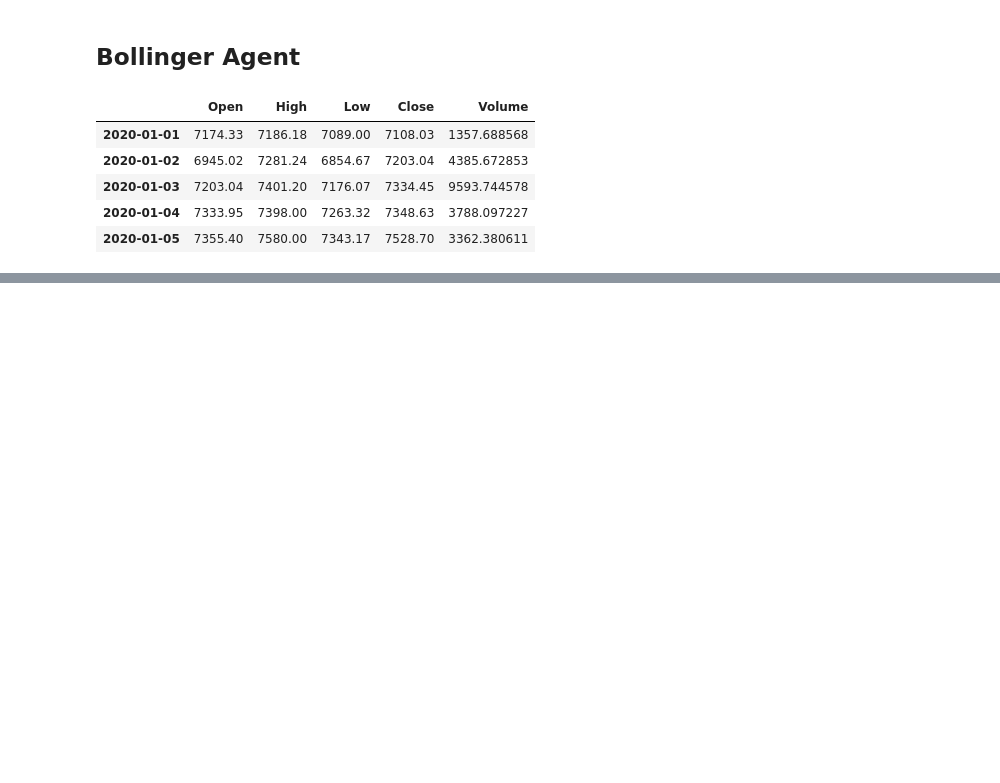
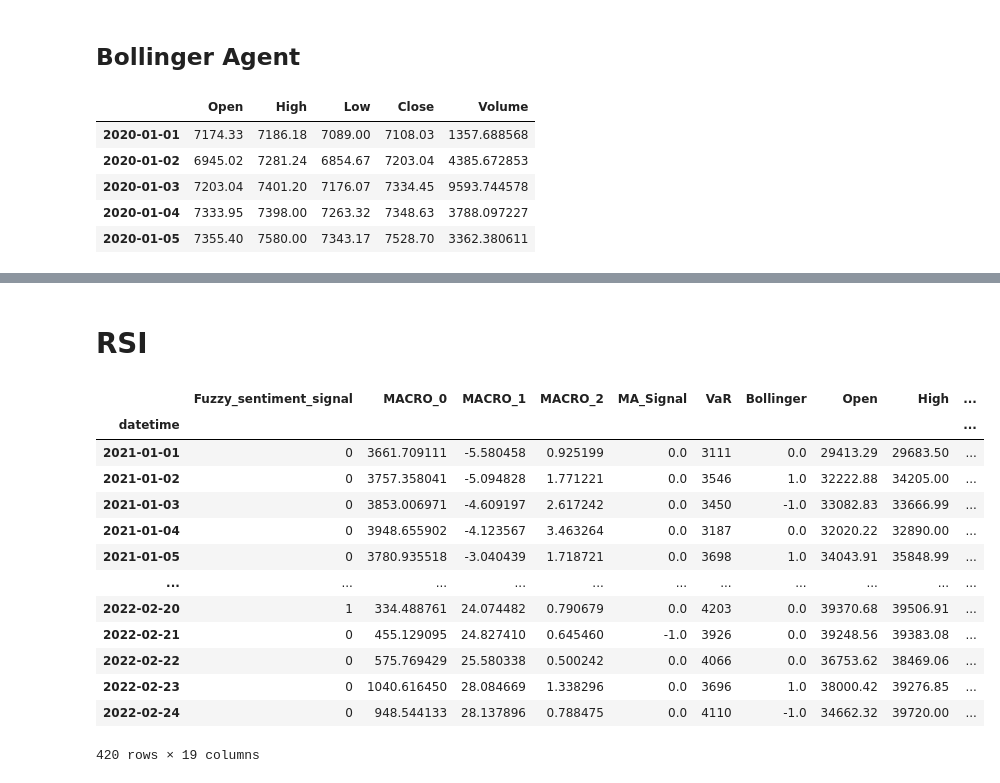
Before and after one commit to astronights/A4_Paper_Trading, a Jupyter notebook: notebooks/IS5006_Historical.ipynb, the cells around one changed output, grey strips where cells are left out. Saved outputs shown, nothing was run; the diff lists cells and outputs as text; code cells hidden in the pictures; blank space fills up the shorter version.

```diff
--- a/notebooks/IS5006_Historical.ipynb
+++ b/notebooks/IS5006_Historical.ipynb
@@ -385,2 +373,22 @@ updated_df.head()
 # %%
 updated_df.to_csv('IS5006_Historical.csv')
+# %% [markdown]
+# RSI
+# %%
+rsi_df = df.copy(deep = True)
+rsi_df
+# %% [output]
+|  | Fuzzy_sentiment_signal | MACRO_0 | MACRO_1 | MACRO_2 | MA_Signal | VaR | Bollinger | Open | High | ... |
+| datetime |  |  |  |  |  |  |  |  |  | ... |
+| 2021-01-01 | 0 | 3661.709111 | -5.580458 | 0.925199 | 0.0 | 3111 | 0.0 | 29413.29 | 29683.50 | ... |
+| 2021-01-02 | 0 | 3757.358041 | -5.094828 | 1.771221 | 0.0 | 3546 | 1.0 | 32222.88 | 34205.00 | ... |
+| 2021-01-03 | 0 | 3853.006971 | -4.609197 | 2.617242 | 0.0 | 3450 | -1.0 | 33082.83 | 33666.99 | ... |
+| 2021-01-04 | 0 | 3948.655902 | -4.123567 | 3.463264 | 0.0 | 3187 | 0.0 | 32020.22 | 32890.00 | ... |
+| 2021-01-05 | 0 | 3780.935518 | -3.040439 | 1.718721 | 0.0 | 3698 | 1.0 | 34043.91 | 35848.99 | ... |
+| ... | ... | ... | ... | ... | ... | ... | ... | ... | ... | ... |
+| 2022-02-20 | 1 | 334.488761 | 24.074482 | 0.790679 | 0.0 | 4203 | 0.0 | 39370.68 | 39506.91 | ... |
+| 2022-02-21 | 0 | 455.129095 | 24.827410 | 0.645460 | -1.0 | 3926 | 0.0 | 39248.56 | 39383.08 | ... |
+| 2022-02-22 | 0 | 575.769429 | 25.580338 | 0.500242 | 0.0 | 4066 | 0.0 | 36753.62 | 38469.06 | ... |
+| 2022-02-23 | 0 | 1040.616450 | 28.084669 | 1.338296 | 0.0 | 3696 | 1.0 | 38000.42 | 39276.85 | ... |
+| 2022-02-24 | 0 | 948.544133 | 28.137896 | 0.788475 | 0.0 | 4110 | -1.0 | 34662.32 | 39720.00 | ... |
+420 rows × 19 columns
```
Also changed, not shown: parts of 17 cells of this notebook.
